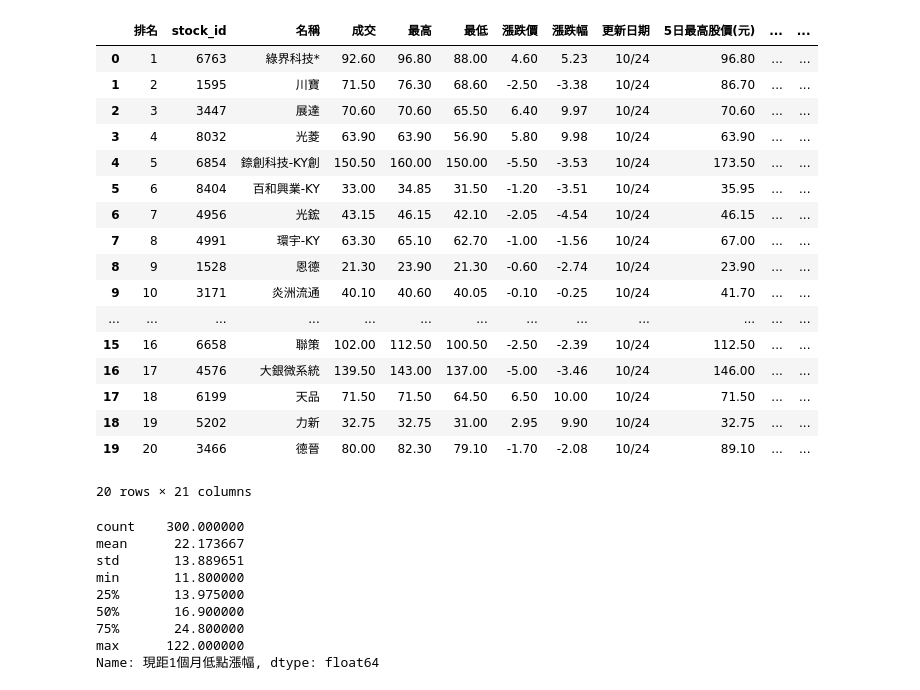
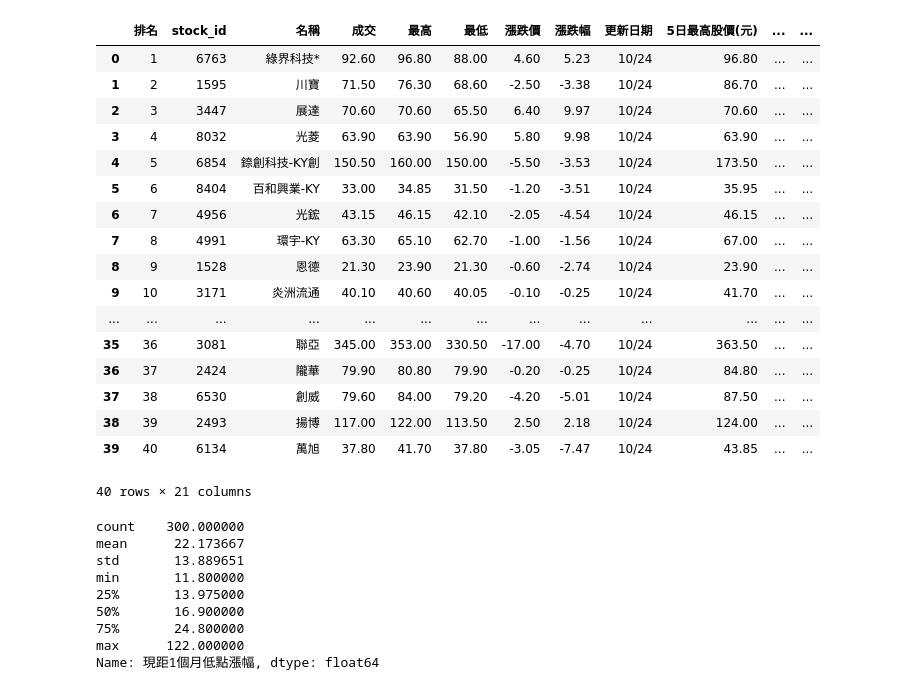
Before and after one commit to dreyhsu/TWSectorScreener, a Jupyter notebook: single_stock_analysis.ipynb, the cells around one changed output. Cells and saved outputs as stored; diff of their text form; code cells hidden in the pictures.

```diff
--- a/single_stock_analysis.ipynb
+++ b/single_stock_analysis.ipynb
@@ -13,27 +13,27 @@ stock_df = pd.read_csv(r'C:\Users\User\Downloads\StockList (3).csv')
 # %%
 stock_df = stock_df.rename(columns={"代號":"stock_id"})
 stock_df['stock_id'] = stock_df['stock_id'].apply(lambda x: x.replace("=", '').replace('"', ''))
 stock_df.sort_values(by='現距1個月低點漲幅', ascending=False)
-stock_df.head()
+stock_df.head(40)
 # %% [output]
 |  | 排名 | stock_id | 名稱 | 成交 | 最高 | 最低 | 漲跌價 | 漲跌幅 | 更新日期 | 5日最高股價(元) | ... | ... |
 | 0 | 1 | 6763 | 綠界科技* | 92.60 | 96.80 | 88.00 | 4.60 | 5.23 | 10/24 | 96.80 | ... | ... |
 | 1 | 2 | 1595 | 川寶 | 71.50 | 76.30 | 68.60 | -2.50 | -3.38 | 10/24 | 86.70 | ... | ... |
 | 2 | 3 | 3447 | 展達 | 70.60 | 70.60 | 65.50 | 6.40 | 9.97 | 10/24 | 70.60 | ... | ... |
 | 3 | 4 | 8032 | 光菱 | 63.90 | 63.90 | 56.90 | 5.80 | 9.98 | 10/24 | 63.90 | ... | ... |
 | 4 | 5 | 6854 | 錼創科技-KY創 | 150.50 | 160.00 | 150.00 | -5.50 | -3.53 | 10/24 | 173.50 | ... | ... |
 | 5 | 6 | 8404 | 百和興業-KY | 33.00 | 34.85 | 31.50 | -1.20 | -3.51 | 10/24 | 35.95 | ... | ... |
 | 6 | 7 | 4956 | 光鋐 | 43.15 | 46.15 | 42.10 | -2.05 | -4.54 | 10/24 | 46.15 | ... | ... |
 | 7 | 8 | 4991 | 環宇-KY | 63.30 | 65.10 | 62.70 | -1.00 | -1.56 | 10/24 | 67.00 | ... | ... |
 | 8 | 9 | 1528 | 恩德 | 21.30 | 23.90 | 21.30 | -0.60 | -2.74 | 10/24 | 23.90 | ... | ... |
 | 9 | 10 | 3171 | 炎洲流通 | 40.10 | 40.60 | 40.05 | -0.10 | -0.25 | 10/24 | 41.70 | ... | ... |
 | ... | ... | ... | ... | ... | ... | ... | ... | ... | ... | ... | ... | ... |
-| 15 | 16 | 6658 | 聯策 | 102.00 | 112.50 | 100.50 | -2.50 | -2.39 | 10/24 | 112.50 | ... | ... |
-| 16 | 17 | 4576 | 大銀微系統 | 139.50 | 143.00 | 137.00 | -5.00 | -3.46 | 10/24 | 146.00 | ... | ... |
-| 17 | 18 | 6199 | 天品 | 71.50 | 71.50 | 64.50 | 6.50 | 10.00 | 10/24 | 71.50 | ... | ... |
-| 18 | 19 | 5202 | 力新 | 32.75 | 32.75 | 31.00 | 2.95 | 9.90 | 10/24 | 32.75 | ... | ... |
-| 19 | 20 | 3466 | 德晉 | 80.00 | 82.30 | 79.10 | -1.70 | -2.08 | 10/24 | 89.10 | ... | ... |
+| 35 | 36 | 3081 | 聯亞 | 345.00 | 353.00 | 330.50 | -17.00 | -4.70 | 10/24 | 363.50 | ... | ... |
+| 36 | 37 | 2424 | 隴華 | 79.90 | 80.80 | 79.90 | -0.20 | -0.25 | 10/24 | 84.80 | ... | ... |
+| 37 | 38 | 6530 | 創威 | 79.60 | 84.00 | 79.20 | -4.20 | -5.01 | 10/24 | 87.50 | ... | ... |
+| 38 | 39 | 2493 | 揚博 | 117.00 | 122.00 | 113.50 | 2.50 | 2.18 | 10/24 | 124.00 | ... | ... |
+| 39 | 40 | 6134 | 萬旭 | 37.80 | 41.70 | 37.80 | -3.05 | -7.47 | 10/24 | 43.85 | ... | ... |
-20 rows × 21 columns
+40 rows × 21 columns
 # %%
 stock_df['現距1個月低點漲幅'].describe()
 # %% [output]
```
Also changed, not shown: 4 other files.
